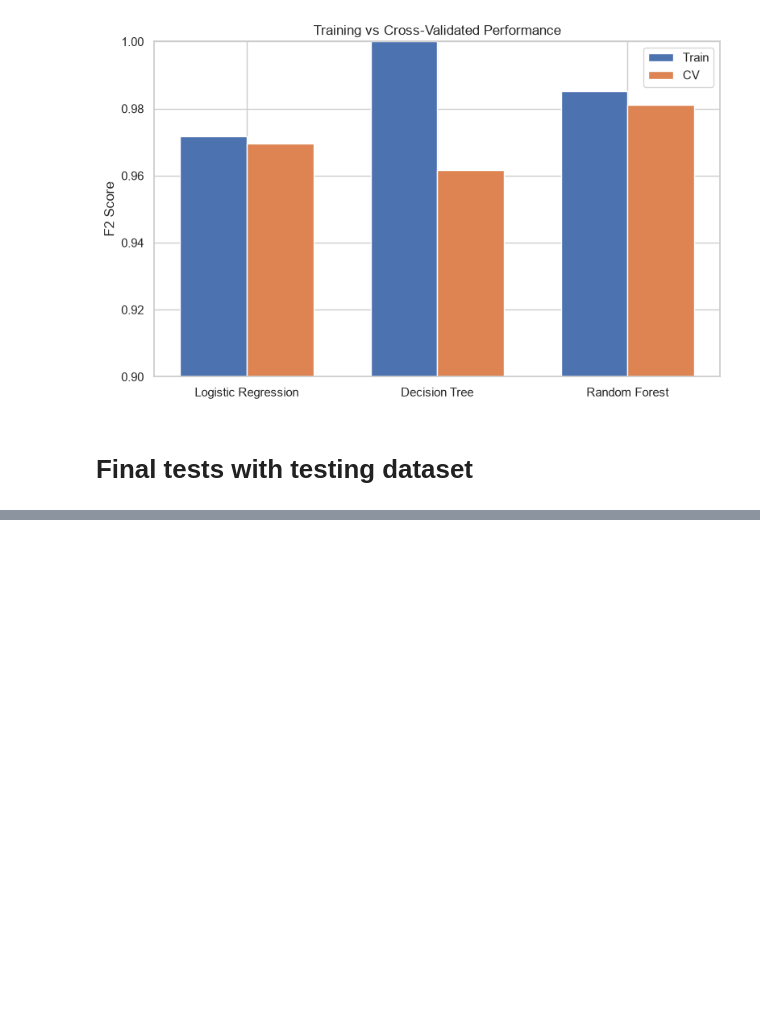
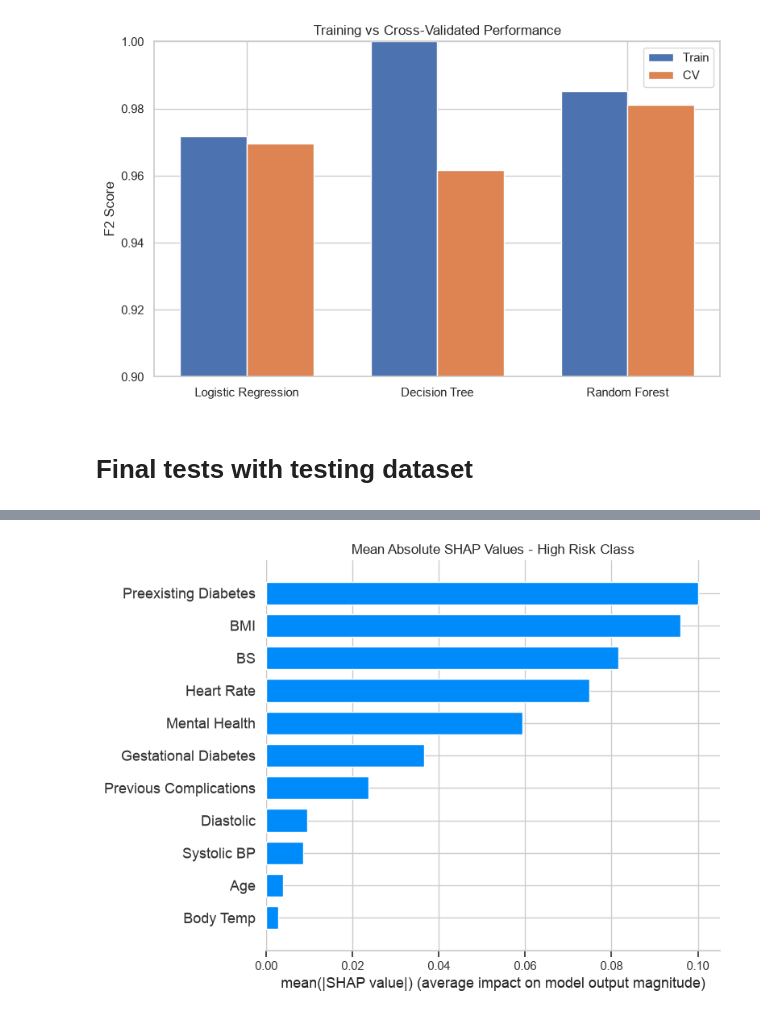
Before and after one commit to AislingLangston/maternal_health_ml_model, a Jupyter notebook: assignment_2.ipynb, the cells around one changed output, grey strips where cells are left out. Saved outputs shown, nothing was run; the diff lists cells and outputs as text; code cells hidden in the pictures; blank space fills up the shorter version.

```diff
--- a/assignment_2.ipynb
+++ b/assignment_2.ipynb
@@ -506,0 +622,13 @@ print(f"F2 Score : {fbeta_score(y_test, y_pred_lr, beta=2):.3f}")
+# %%
+shap.summary_plot(
+    shap_values[:, :, 1],
+    X_test,
+    plot_type='bar',
+    show=False
+)
+
+plt.title('Mean Absolute SHAP Values - High Risk Class')
+plt.tight_layout()
+plt.show()
+# %% [output]
+[figure, added]
```
Also changed, not shown: parts of 12 cells of this notebook, 1 other file.
